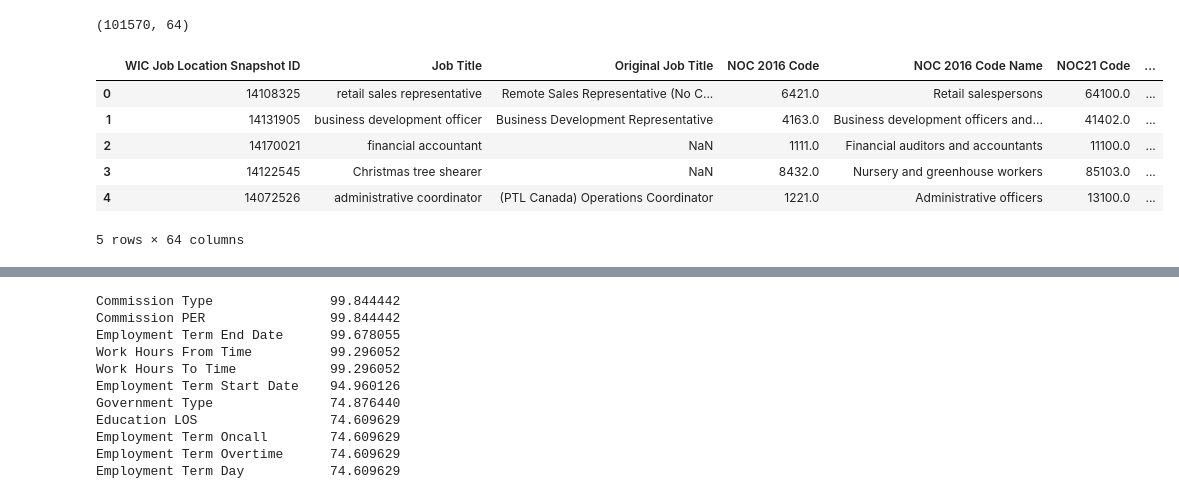
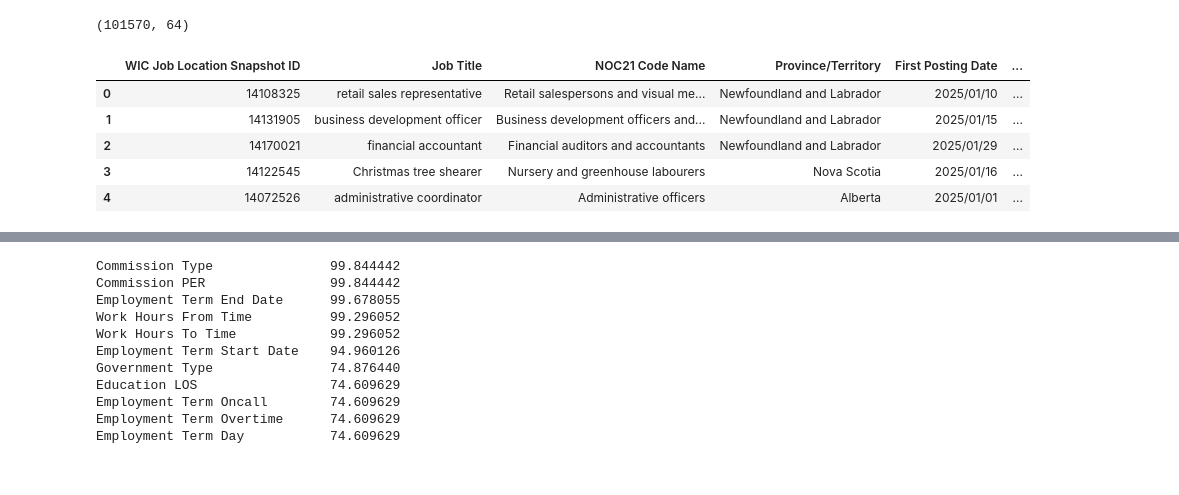
Before and after one commit to HaroonV12/canadian-job-market-intelligence, a Jupyter notebook: notebooks/01_data_inspection.ipynb, the cells around one changed output, grey strips where cells are left out. Drawn from its saved outputs; the diff is of its cells as text; code cells hidden in the pictures.

```diff
--- a/notebooks/01_data_inspection.ipynb
+++ b/notebooks/01_data_inspection.ipynb
@@ -22,13 +35,21 @@ job_postings.shape
 # %% [output]
 (101570, 64)
 # %%
-job_postings.head()
+preview_columns = [
+    "WIC Job Location Snapshot ID",
+    "Job Title",
+    "NOC21 Code Name",
+    "Province/Territory",
+    "First Posting Date",
+    "Vacancy Count"
+]
+
+job_postings[preview_columns].head()
 # %% [output]
-|  | WIC Job Location Snapshot ID | Job Title | Original Job Title | NOC 2016 Code | NOC 2016 Code Name | NOC21 Code | ... |
-| 0 | 14108325 | retail sales representative | Remote Sales Representative (No C... | 6421.0 | Retail salespersons | 64100.0 | ... |
-| 1 | 14131905 | business development officer | Business Development Representative | 4163.0 | Business development officers and... | 41402.0 | ... |
-| 2 | 14170021 | financial accountant | NaN | 1111.0 | Financial auditors and accountants | 11100.0 | ... |
-| 3 | 14122545 | Christmas tree shearer | NaN | 8432.0 | Nursery and greenhouse workers | 85103.0 | ... |
-| 4 | 14072526 | administrative coordinator | (PTL Canada) Operations Coordinator | 1221.0 | Administrative officers | 13100.0 | ... |
+|  | WIC Job Location Snapshot ID | Job Title | NOC21 Code Name | Province/Territory | First Posting Date | ... |
+| 0 | 14108325 | retail sales representative | Retail salespersons and visual me... | Newfoundland and Labrador | 2025/01/10 | ... |
+| 1 | 14131905 | business development officer | Business development officers and... | Newfoundland and Labrador | 2025/01/15 | ... |
+| 2 | 14170021 | financial accountant | Financial auditors and accountants | Newfoundland and Labrador | 2025/01/29 | ... |
+| 3 | 14122545 | Christmas tree shearer | Nursery and greenhouse labourers | Nova Scotia | 2025/01/16 | ... |
+| 4 | 14072526 | administrative coordinator | Administrative officers | Alberta | 2025/01/01 | ... |
-5 rows × 64 columns
 # %%
```
Also changed, not shown: parts of 6 cells of this notebook, 1 other file.
